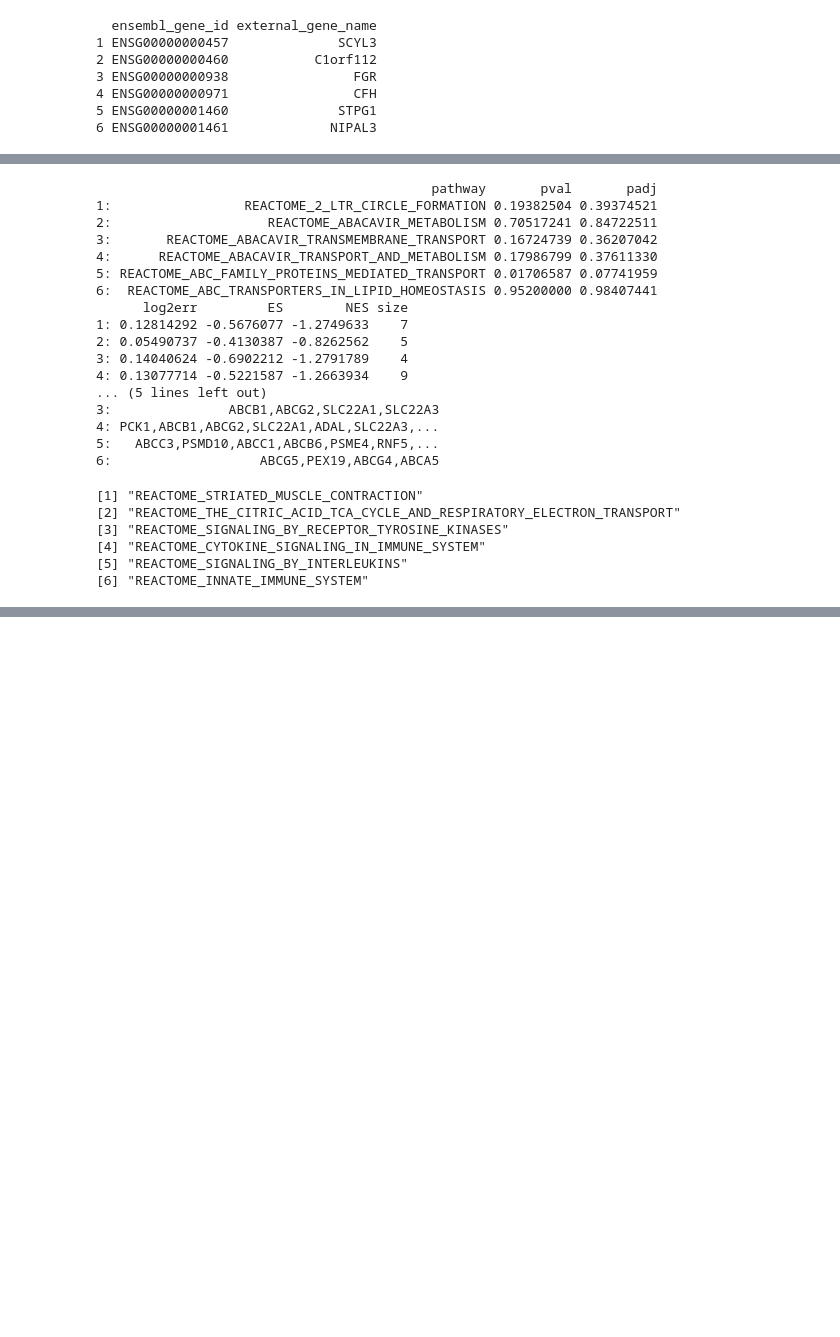
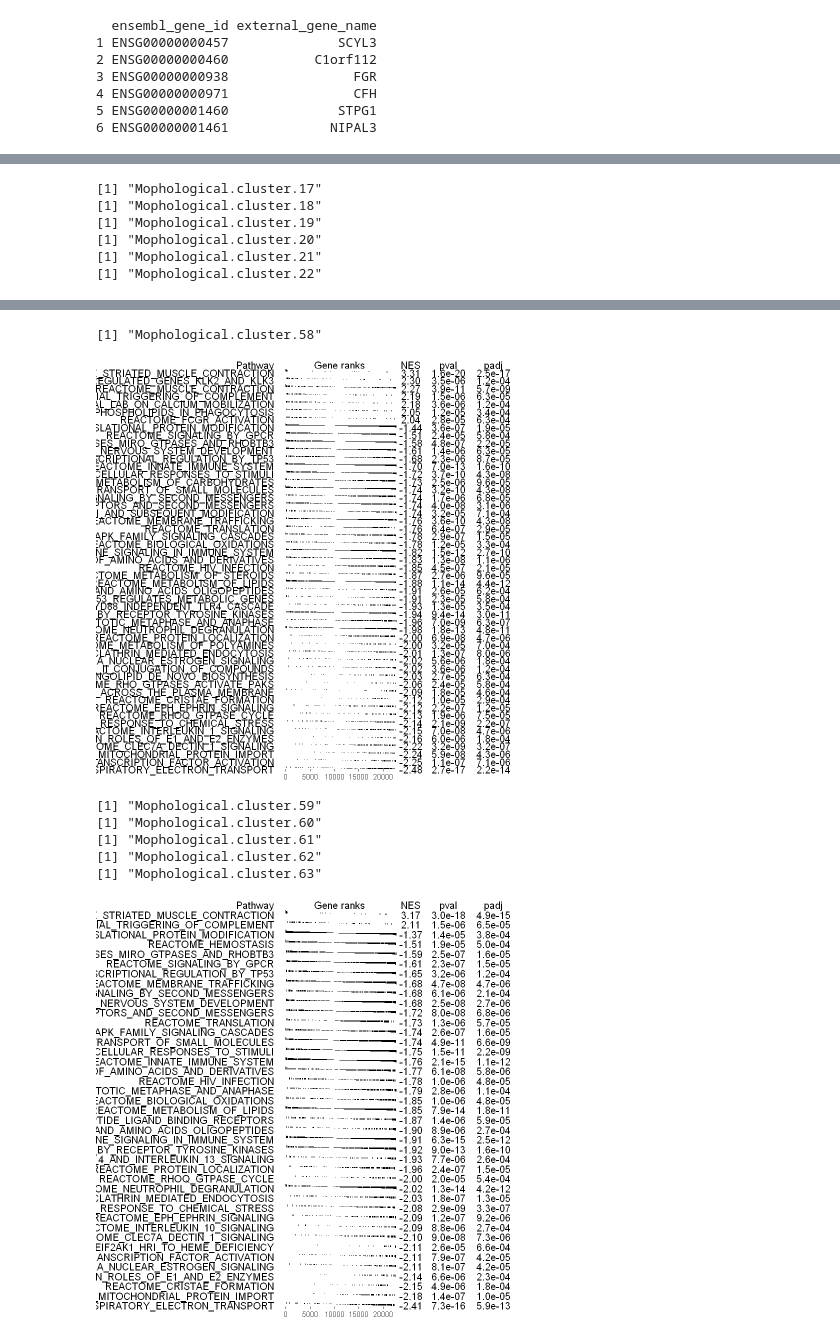
Before and after one commit to fstrijth/Functional-genomics-Karolien-Daan-Fien, a Jupyter notebook: Project_BINF_F402_group_2_R.ipynb, the cells around one changed output, grey strips where cells are left out. Drawn from its saved outputs; the diff is of its cells as text; code cells hidden in the pictures; blank space fills up the shorter version.

Commit message:
3.2 plots

```diff
--- a/Project_BINF_F402_group_2_R.ipynb
+++ b/Project_BINF_F402_group_2_R.ipynb
@@ -1358,54 +1358,8 @@ A data.frame: 6 × 64
 | ENSG00000225972 | MTND1P23 | -1.9365561 | -1.8936178 | -1.9167976 | -1.9421685 | -1.9450320 | -1.9469773 | -1.9555281 | -1.9307571 | -1.8851851 | ⋯ | ... |
 | ENSG00000225630 | MTND2P28 | -0.6308658 | -0.9081066 | -0.6160147 | -0.6811495 | -0.6552276 | -0.7593927 | -0.7291490 | -0.7170125 | -0.7981166 | ⋯ | ... |
 | ENSG00000237973 | MTCO1P12 | -1.7924157 | -1.5649922 | -2.1214482 | -1.8577910 | -1.5035343 | -1.9145424 | -1.8614725 | -1.7367898 | -2.0854866 | ⋯ | ... |
-# %%
-r = RNAstat[,c(1,i)] %>%
-    na.omit() %>%
-    distinct() %>%
-    group_by(Name) %>%
-    summarize(stat = mean(stat))
-r = tibble::deframe(r)
-res = fgsea(reactome, r)
-print(head(res))
-# %% [output]
-                                           pathway       pval       padj
-1:                 REACTOME_2_LTR_CIRCLE_FORMATION 0.19382504 0.39374521
-2:                    REACTOME_ABACAVIR_METABOLISM 0.70517241 0.84722511
-3:       REACTOME_ABACAVIR_TRANSMEMBRANE_TRANSPORT 0.16724739 0.36207042
-4:      REACTOME_ABACAVIR_TRANSPORT_AND_METABOLISM 0.17986799 0.37611330
-5: REACTOME_ABC_FAMILY_PROTEINS_MEDIATED_TRANSPORT 0.01706587 0.07741959
-6:  REACTOME_ABC_TRANSPORTERS_IN_LIPID_HOMEOSTASIS 0.95200000 0.98407441
-      log2err         ES        NES size
-1: 0.12814292 -0.5676077 -1.2749633    7
-2: 0.05490737 -0.4130387 -0.8262562    5
-3: 0.14040624 -0.6902212 -1.2791789    4
-4: 0.13077714 -0.5221587 -1.2663934    9
-... (5 lines left out)
-3:               ABCB1,ABCG2,SLC22A1,SLC22A3
-4: PCK1,ABCB1,ABCG2,SLC22A1,ADAL,SLC22A3,...
-5:   ABCC3,PSMD10,ABCC1,ABCB6,PSME4,RNF5,...
-6:                   ABCG5,PEX19,ABCG4,ABCA5
-# %%
-threshold = 0.05/63
-collpath = collapsePathways(res[order(pval)][padj < threshold],
-                                     reactome, r)
-print(head(collpath$mainPathways))
-# %% [output]
-[1] "REACTOME_STRIATED_MUSCLE_CONTRACTION"
-[2] "REACTOME_THE_CITRIC_ACID_TCA_CYCLE_AND_RESPIRATORY_ELECTRON_TRANSPORT"
-[3] "REACTOME_SIGNALING_BY_RECEPTOR_TYROSINE_KINASES"
-[4] "REACTOME_CYTOKINE_SIGNALING_IN_IMMUNE_SYSTEM"
-[5] "REACTOME_SIGNALING_BY_INTERLEUKINS"
-[6] "REACTOME_INNATE_IMMUNE_SYSTEM"
-# %%
-main = NULL
-for (i in nrow(res)) {
-    if (res[i]$pathway in collpath$mainPathways) {
-        main =
-    }
-}
 # %%
-for (i in c(45,58)) {#2:ncol(RNAstat)) {
+for (i in 2:ncol(RNAstat)) {
     cluster = names(morphological_counts)[-c(15)][i-1]
     print(cluster)
 
@@ -1439,8 +1393,11 @@ for (i in c(45,58)) {#2:ncol(RNAstat)) {
     write.csv(down, paste("results_3_2\\downregulated\\",cluster,".csv"))
 
     #Enrichment plot for clusters of interest
-    if (i == 45 | i == 58) {
+    #45: dense lymphocyte aggregates
+    #58: tissue edges and various artifacts
+    if (i == 46 | i == 59) { #i+1 because first column has names
         plot.new()
         plotGseaTable(reactome[mainPathways], r, res, gseaParam=0.5)
     }
 }
+# %% [output]
@@ -1446,0 +1424,6 @@ for (i in c(45,58)) {#2:ncol(RNAstat)) {
+[1] "Mophological.cluster.17"
+[1] "Mophological.cluster.18"
+[1] "Mophological.cluster.19"
+[1] "Mophological.cluster.20"
+[1] "Mophological.cluster.21"
+[1] "Mophological.cluster.22"
@@ -1446,0 +1453,8 @@ for (i in c(45,58)) {#2:ncol(RNAstat)) {
+[1] "Mophological.cluster.58"
+[figure, added]
+[1] "Mophological.cluster.59"
+[1] "Mophological.cluster.60"
+[1] "Mophological.cluster.61"
+[1] "Mophological.cluster.62"
+[1] "Mophological.cluster.63"
+[figure, added]
```
Also changed, not shown: parts of 1 cell of this notebook, 2 other files.
